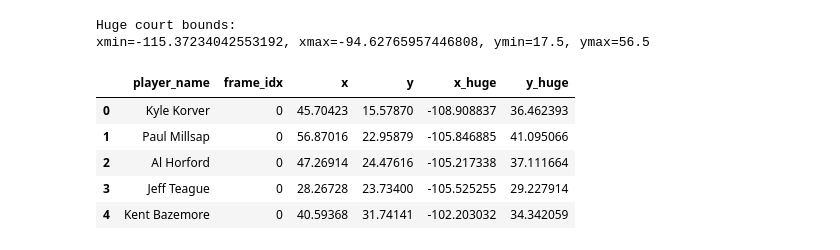
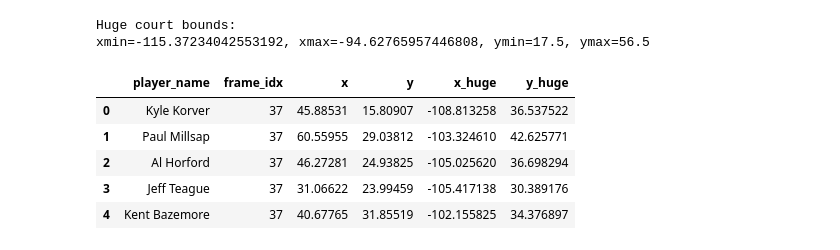
Before and after one commit to zrmondsc/geog_572_final, a Jupyter notebook: python/02_translate_to_huge_court.ipynb, the cells around one changed output. Saved outputs shown, nothing was run; the diff lists cells and outputs as text; code cells hidden in the pictures.

```diff
--- a/python/02_translate_to_huge_court.ipynb
+++ b/python/02_translate_to_huge_court.ipynb
@@ -9,7 +9,7 @@ import geopandas as gpd
 import matplotlib.pyplot as plt
 # %%
 HUGE_COURT_GEOJSON = "C:\\Users\\Zachary\\phd_classes\\geog572\\final\\data\\external\\huge_basketball_court.geojson"
-PLAYERS_DOWNSAMPLED = "C:\\Users\\Zachary\\phd_classes\\geog572\\final\\data\\processed\\player_positions_downsampled_25_frames.csv"
+PLAYERS_DOWNSAMPLED = "C:\\Users\\Zachary\\phd_classes\\geog572\\final\\data\\processed\\player_positions_downsampled_1fps_live_only.csv"
 
 # Read the downsampleed data as
 df_downsampled = pd.read_csv(PLAYERS_DOWNSAMPLED)
@@ -36,38 +36,38 @@ FLIP_X = False
 FLIP_Y = False
 
 # Choose source coordinates
 if SWAP_AXES:
     src_x = df_huge["y"].astype(float).copy()
     src_y = df_huge["x"].astype(float).copy()
     src_xmin, src_xmax = NBA_YMIN, NBA_YMAX   # 0..50
     src_ymin, src_ymax = NBA_XMIN, NBA_XMAX   # 0..94
 else:
     src_x = df_huge["x"].astype(float).copy()
     src_y = df_huge["y"].astype(float).copy()
     src_xmin, src_xmax = NBA_XMIN, NBA_XMAX   # 0..94
     src_ymin, src_ymax = NBA_YMIN, NBA_YMAX   # 0..50
 
 # Optional flips
 if FLIP_X:
     src_x = src_xmax - (src_x - src_xmin)
 
 if FLIP_Y:
     src_y = src_ymax - (src_y - src_ymin)
 
 # Min-max scale source court coords into huge court bounds
 df_huge["x_huge"] = xmin + ((src_x - src_xmin) / (src_xmax - src_xmin)) * (xmax - xmin)
 df_huge["y_huge"] = ymin + ((src_y - src_ymin) / (src_ymax - src_ymin)) * (ymax - ymin)
 
 df_huge[["player_name", "frame_idx", "x", "y", "x_huge", "y_huge"]].head()
 # %% [output]
 Huge court bounds:
 xmin=-115.37234042553192, xmax=-94.62765957446808, ymin=17.5, ymax=56.5
 |  | player_name | frame_idx | x | y | x_huge | y_huge |
-| 0 | Kyle Korver | 0 | 45.70423 | 15.57870 | -108.908837 | 36.462393 |
-| 1 | Paul Millsap | 0 | 56.87016 | 22.95879 | -105.846885 | 41.095066 |
-| 2 | Al Horford | 0 | 47.26914 | 24.47616 | -105.217338 | 37.111664 |
-| 3 | Jeff Teague | 0 | 28.26728 | 23.73400 | -105.525255 | 29.227914 |
-| 4 | Kent Bazemore | 0 | 40.59368 | 31.74141 | -102.203032 | 34.342059 |
+| 0 | Kyle Korver | 37 | 45.88531 | 15.80907 | -108.813258 | 36.537522 |
+| 1 | Paul Millsap | 37 | 60.55955 | 29.03812 | -103.324610 | 42.625771 |
+| 2 | Al Horford | 37 | 46.27281 | 24.93825 | -105.025620 | 36.698294 |
+| 3 | Jeff Teague | 37 | 31.06622 | 23.99459 | -105.417138 | 30.389176 |
+| 4 | Kent Bazemore | 37 | 40.67765 | 31.85519 | -102.155825 | 34.376897 |
 # %%
 df_huge.head()
 # %% [output]
```
Also changed, not shown: parts of 3 cells of this notebook, 7 other files.
